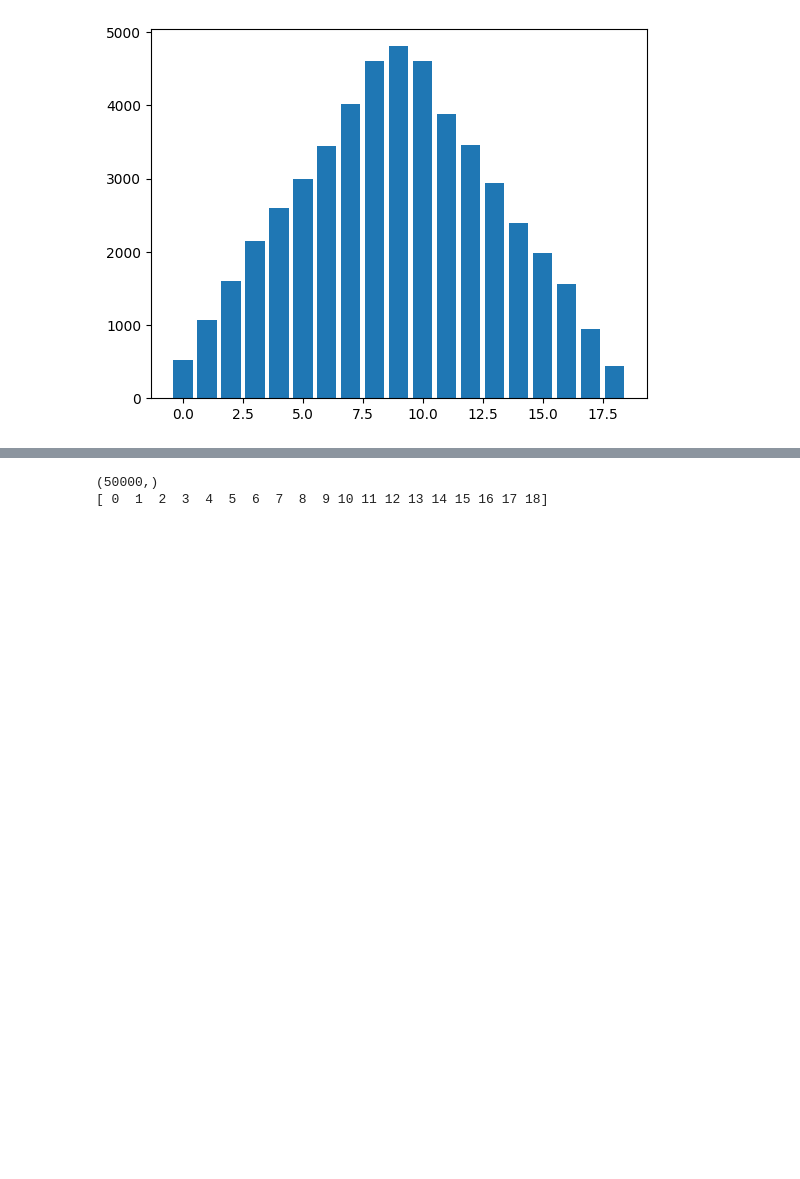
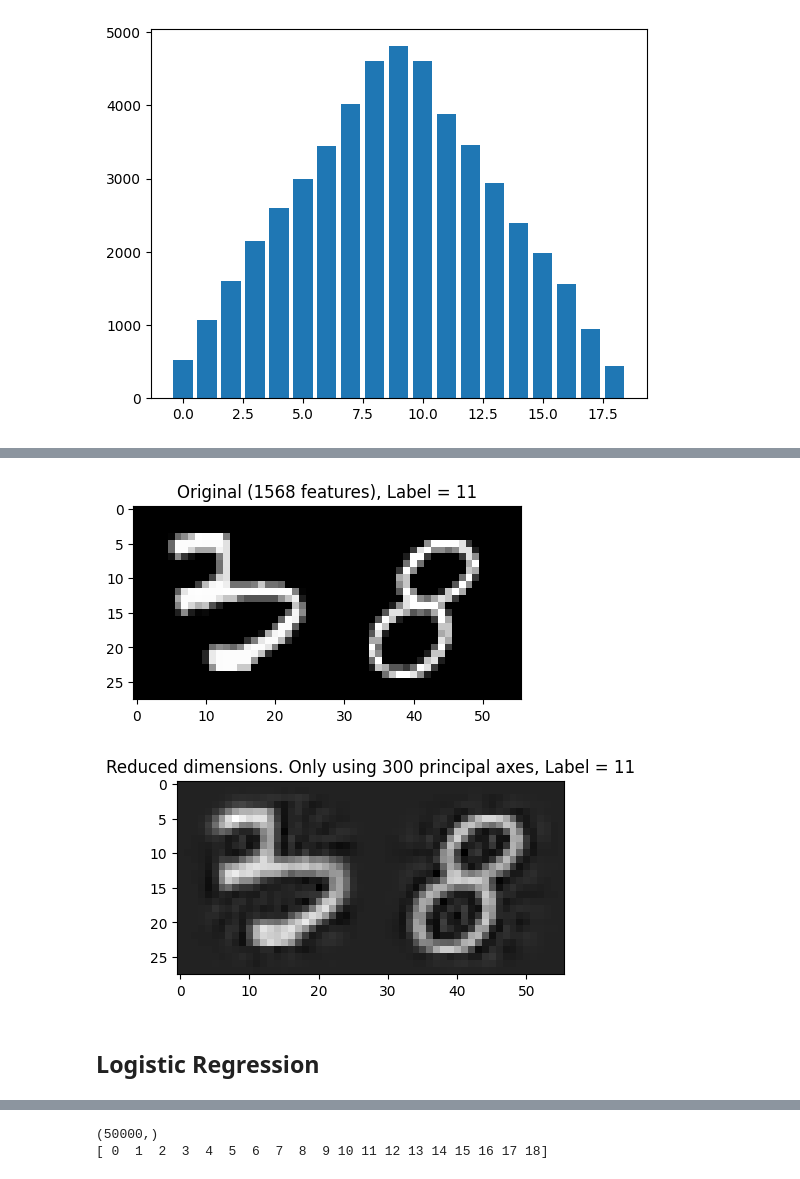
Before and after one commit to Othmane-Sajid/MNIST-Kaggle-ML-Competition, a Jupyter notebook: Logistic_reg.ipynb, the cells around one changed output, grey strips where cells are left out. Drawn from its saved outputs; the diff is of its cells as text; code cells hidden in the pictures; blank space fills up the shorter version.

```diff
--- a/Logistic_reg.ipynb
+++ b/Logistic_reg.ipynb
@@ -59,2 +87,29 @@ plt.show()
+# %%
+# Visualiser la réduction en j=300 composantes principales (X_hat)
+j = 300
+V_j = v[:, :j]
+X_hat = (u[:, :j] * s[:j]) @ V_j.T + X_train_mean[np.newaxis, :]
+eig_values[:j].sum() / eig_values.sum()
+Z_j = centered_X_train@V_j
+
+n=np.random.random_integers(0,Y_train.size)
+
+#Original
+plt.figure(figsize=(5, 5))
+plt.title(f'Original (1568 features), Label = {Y_train[n]}')
+plt.imshow(X_train[n].reshape((28, 56)), cmap='gray')
+plt.show()
+
+
+# with dimensions reduced
+plt.figure(figsize=(5, 5))
+plt.title(f'Reduced dimensions. Only using {j} principal axes, Label = {Y_train[n]}')
+plt.imshow(X_hat[n].reshape((28, 56)), cmap='gray')
+plt.show()
+# %% [output]
+[figure, added]
+[figure, added]
+# %% [markdown]
+## Logistic Regression
 # %%
 class LogisticRegression :
```
Also changed, not shown: parts of 19 cells of this notebook.
